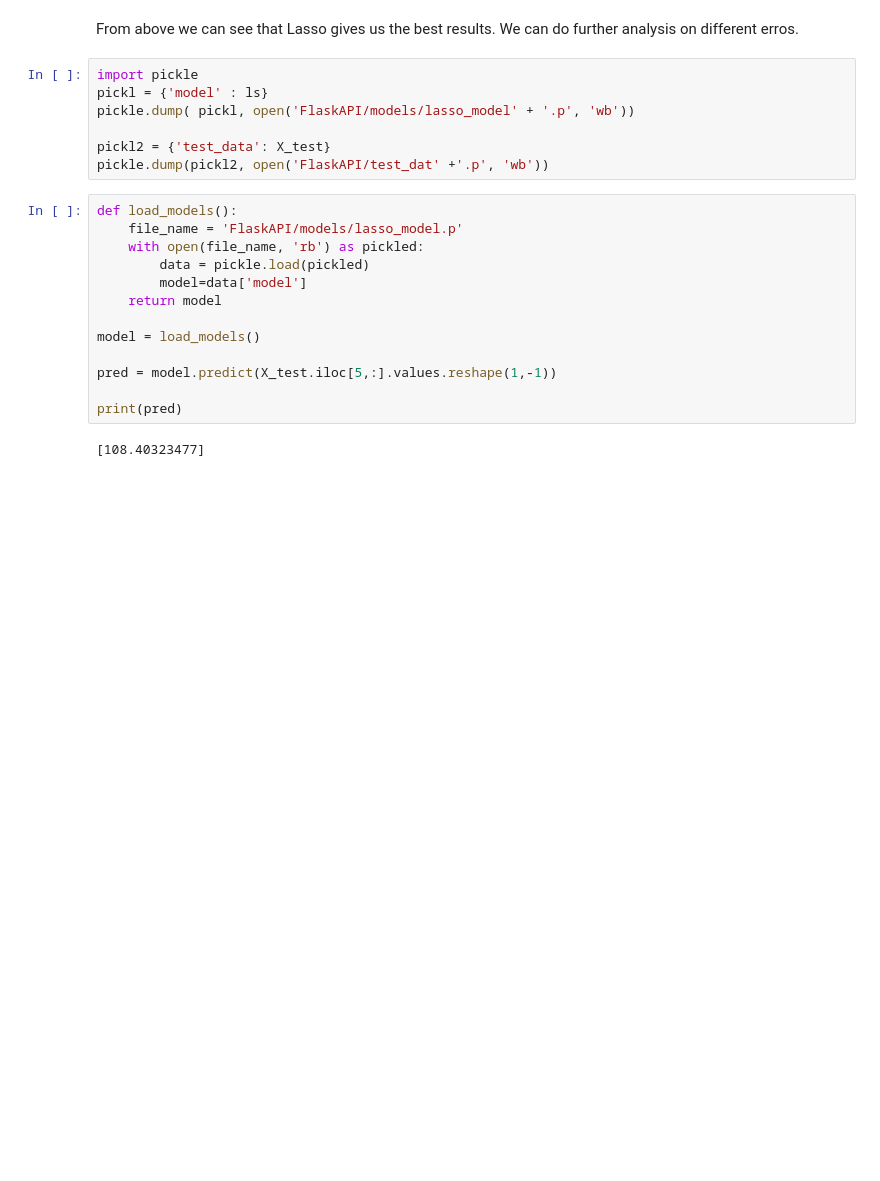
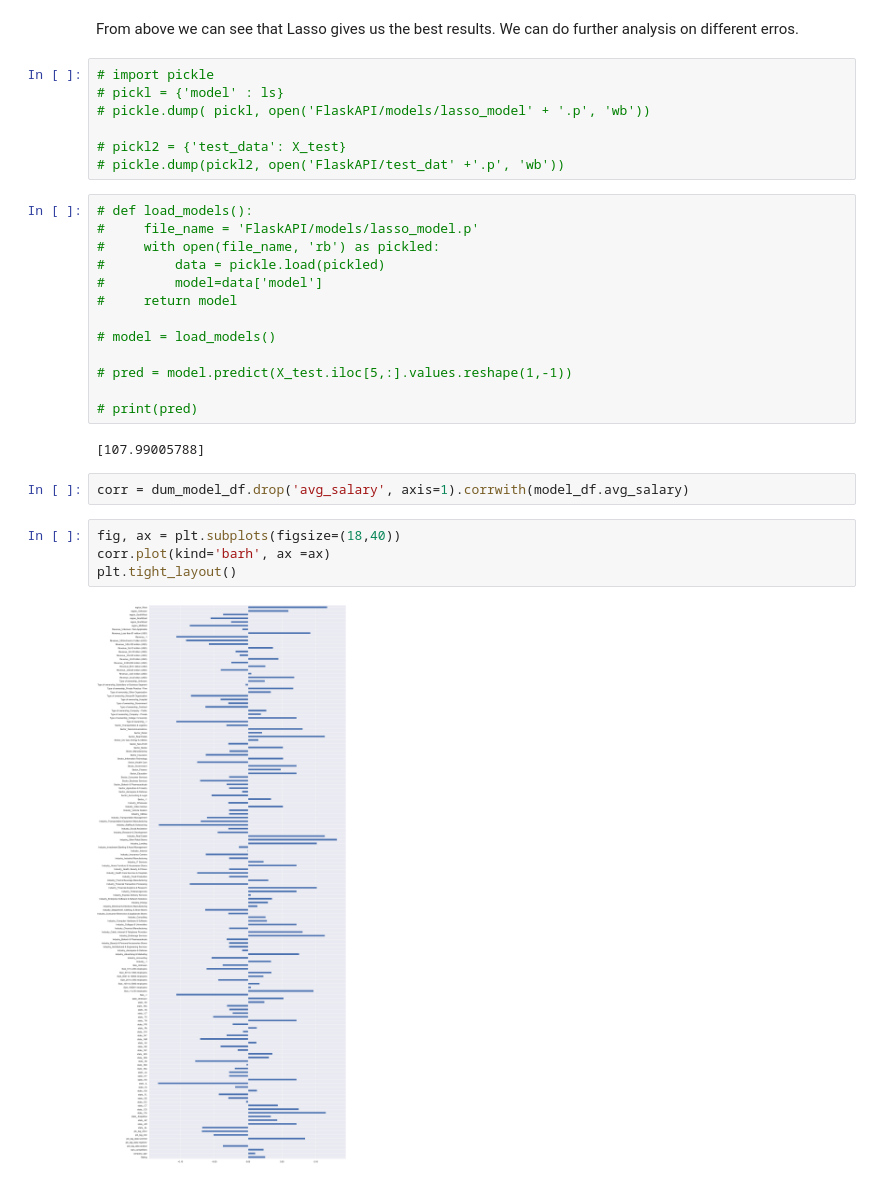
Before and after one commit to enwokoye94/DS-Salary-Analysis, a Jupyter notebook: ML modeling.ipynb, the cells around one changed output. Saved outputs shown, nothing was run; the diff lists cells and outputs as text; blank space fills up the shorter version.

Commit message:
ML modeling updates

```diff
--- a/ML modeling.ipynb
+++ b/ML modeling.ipynb
@@ -201,24 +156,32 @@ ax.set_xticklabels(names)
 # %% [markdown]
 From above we can see that Lasso gives us the best results. We can do further analysis on different erros.
 # %%
-import pickle
-pickl = {'model' : ls}
-pickle.dump( pickl, open('FlaskAPI/models/lasso_model' + '.p', 'wb'))
+# import pickle
+# pickl = {'model' : ls}
+# pickle.dump( pickl, open('FlaskAPI/models/lasso_model' + '.p', 'wb'))
 
-pickl2 = {'test_data': X_test}
-pickle.dump(pickl2, open('FlaskAPI/test_dat' +'.p', 'wb'))
+# pickl2 = {'test_data': X_test}
+# pickle.dump(pickl2, open('FlaskAPI/test_dat' +'.p', 'wb'))
 # %%
-def load_models():
-    file_name = 'FlaskAPI/models/lasso_model.p'
-    with open(file_name, 'rb') as pickled:
-        data = pickle.load(pickled)
-        model=data['model']
-    return model
+# def load_models():
+#     file_name = 'FlaskAPI/models/lasso_model.p'
+#     with open(file_name, 'rb') as pickled:
+#         data = pickle.load(pickled)
+#         model=data['model']
+#     return model
 
-model = load_models()
+# model = load_models()
 
-pred = model.predict(X_test.iloc[5,:].values.reshape(1,-1))
+# pred = model.predict(X_test.iloc[5,:].values.reshape(1,-1))
 
-print(pred)
+# print(pred)
 # %% [output]
-[108.40323477]
+[107.99005788]
+# %%
+corr = dum_model_df.drop('avg_salary', axis=1).corrwith(model_df.avg_salary)
+# %%
+fig, ax = plt.subplots(figsize=(18,40))
+corr.plot(kind='barh', ax =ax)
+plt.tight_layout()
+# %% [output]
+[figure, added]
```
Also changed, not shown: parts of 5 cells of this notebook, 2 other files.
